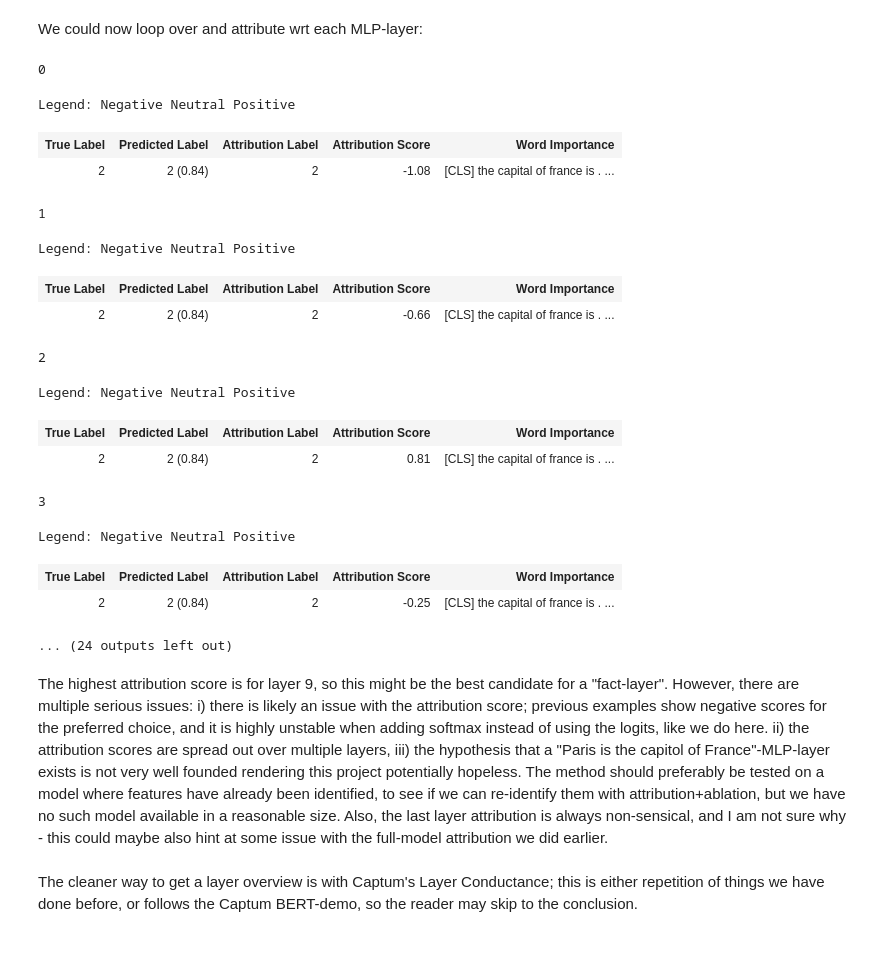
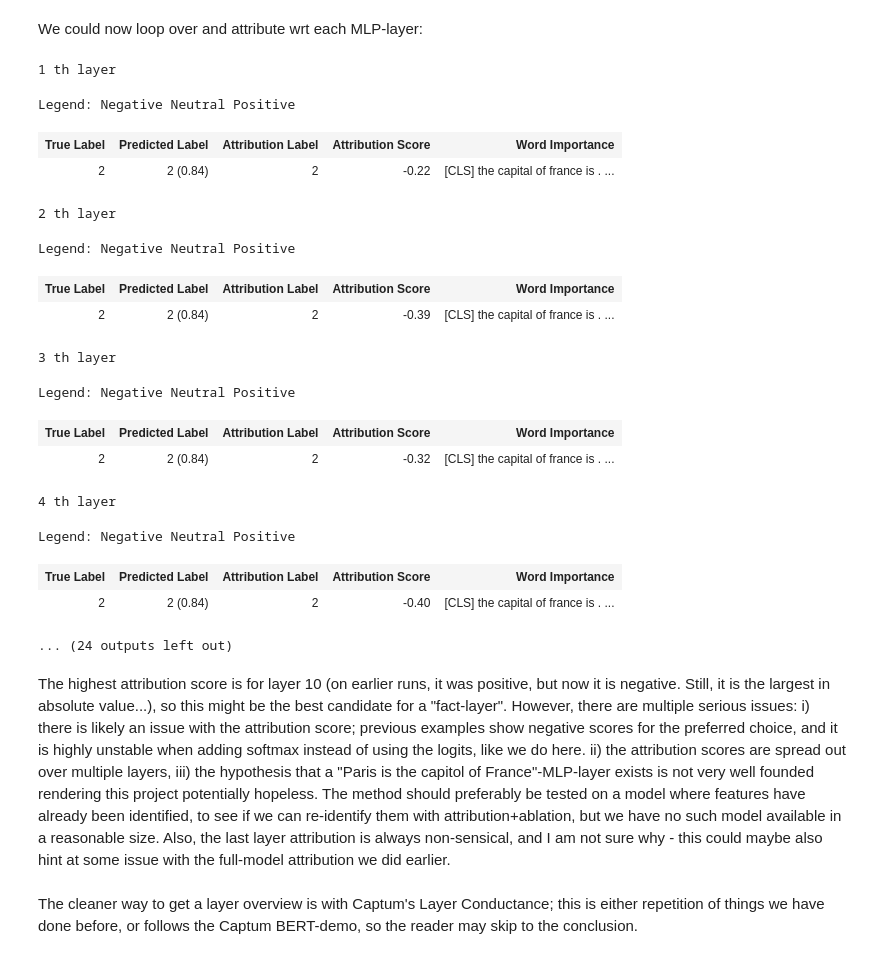
Before and after one commit to 5an0j/Circuits-INTED-2025, a Jupyter notebook: Code/MultipleChoice/FINAL_Captum_Attr_BERT.ipynb, the cells around one changed output. Drawn from its saved outputs; the diff is of its cells as text; code cells hidden in the pictures.

```diff
--- a/Code/MultipleChoice/FINAL_Captum_Attr_BERT.ipynb
+++ b/Code/MultipleChoice/FINAL_Captum_Attr_BERT.ipynb
@@ -586,31 +599,31 @@ We could now loop over and attribute wrt each MLP-layer:
 # %%
 cfg.debug = False # avoiding clutter
 for i in range(len(model.bert.encoder.layer)):
-    print(i)
+    print(i+1, "th layer")
     attr_layer = model.bert.encoder.layer[i].output # if the hidden mlp layer, use .intermediate. Can also add .dense to do pre-(layerNorm/activation)
-    do_everything(forward_func_MpC_ids, tokenizer, embed_layer, type_tokens=True, n_steps=10, ids=True, attr_layer=attr_layer)
+    do_everything(forward_func_MpC_ids, tokenizer, embed_layer, type_tokens=True, n_steps=30, ids=True, attr_layer=attr_layer)
     # break # To avoid long runtime, comment if you want to run all this for some reason
 cfg.debug = True
 # %% [output]
-0
+1 th layer
 Legend: Negative Neutral Positive
 | True Label | Predicted Label | Attribution Label | Attribution Score | Word Importance |
-| 2 | 2 (0.84) | 2 | -1.08 | [CLS] the capital of france is . ... |
+| 2 | 2 (0.84) | 2 | -0.22 | [CLS] the capital of france is . ... |
-1
+2 th layer
 Legend: Negative Neutral Positive
 | True Label | Predicted Label | Attribution Label | Attribution Score | Word Importance |
-| 2 | 2 (0.84) | 2 | -0.66 | [CLS] the capital of france is . ... |
+| 2 | 2 (0.84) | 2 | -0.39 | [CLS] the capital of france is . ... |
-2
+3 th layer
 Legend: Negative Neutral Positive
 | True Label | Predicted Label | Attribution Label | Attribution Score | Word Importance |
-| 2 | 2 (0.84) | 2 | 0.81 | [CLS] the capital of france is . ... |
+| 2 | 2 (0.84) | 2 | -0.32 | [CLS] the capital of france is . ... |
-3
+4 th layer
 Legend: Negative Neutral Positive
 | True Label | Predicted Label | Attribution Label | Attribution Score | Word Importance |
-| 2 | 2 (0.84) | 2 | -0.25 | [CLS] the capital of france is . ... |
+| 2 | 2 (0.84) | 2 | -0.40 | [CLS] the capital of france is . ... |
 ... (24 outputs left out)
 # %% [markdown]
-The highest attribution score is for layer 9, so this might be the best candidate for a "fact-layer". However, there are multiple serious issues: i) there is likely an issue with the attribution score; previous examples show negative scores for the preferred choice, and it is highly unstable when adding softmax instead of using the logits, like we do here. ii) the attribution scores are spread out over multiple layers, iii) the hypothesis that a "Paris is the capitol of France"-MLP-layer exists is not very well founded rendering this project potentially hopeless. The method should preferably be tested on a model where features have already been identified, to see if we can re-identify them with attribution+ablation, but we have no such model available in a reasonable size. Also, the last layer attribution is always non-sensical, and I am not sure why - this could maybe also hint at some issue with the full-model attribution we did earlier.
+The highest attribution score is for layer 10 (on earlier runs, it was positive, but now it is negative. Still, it is the largest in absolute value...), so this might be the best candidate for a "fact-layer". However, there are multiple serious issues: i) there is likely an issue with the attribution score; previous examples show negative scores for the preferred choice, and it is highly unstable when adding softmax instead of using the logits, like we do here. ii) the attribution scores are spread out over multiple layers, iii) the hypothesis that a "Paris is the capitol of France"-MLP-layer exists is not very well founded rendering this project potentially hopeless. The method should preferably be tested on a model where features have already been identified, to see if we can re-identify them with attribution+ablation, but we have no such model available in a reasonable size. Also, the last layer attribution is always non-sensical, and I am not sure why - this could maybe also hint at some issue with the full-model attribution we did earlier.
 # %% [markdown]
 The cleaner way to get a layer overview is with Captum's Layer Conductance; this is either repetition of things we have done before, or follows the Captum BERT-demo, so the reader may skip to the conclusion.
 # %%
```
Also changed, not shown: parts of 10 cells of this notebook.
